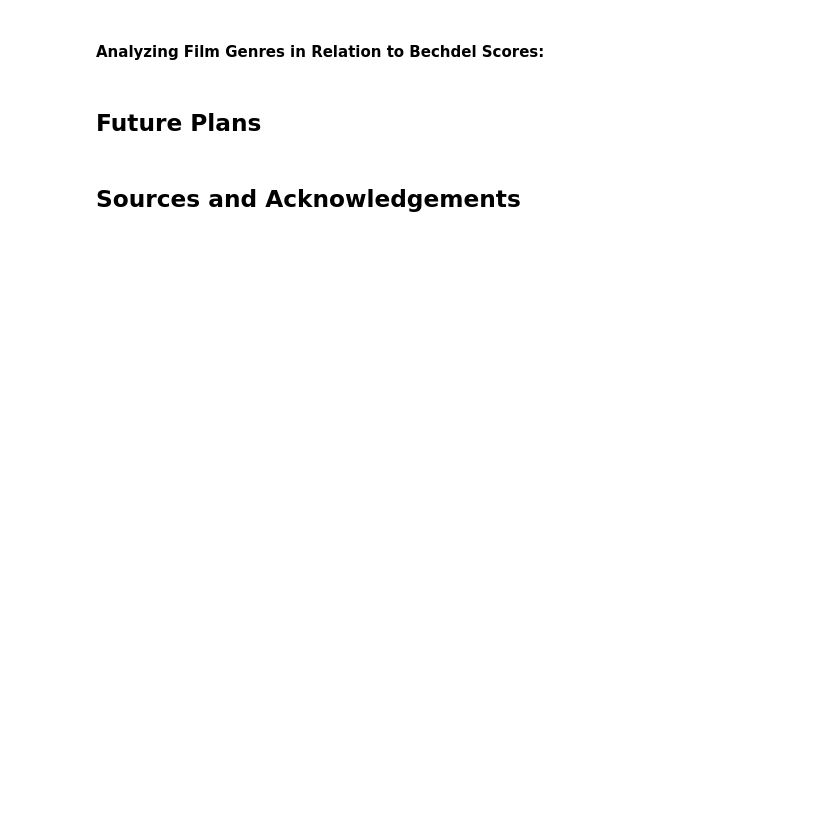
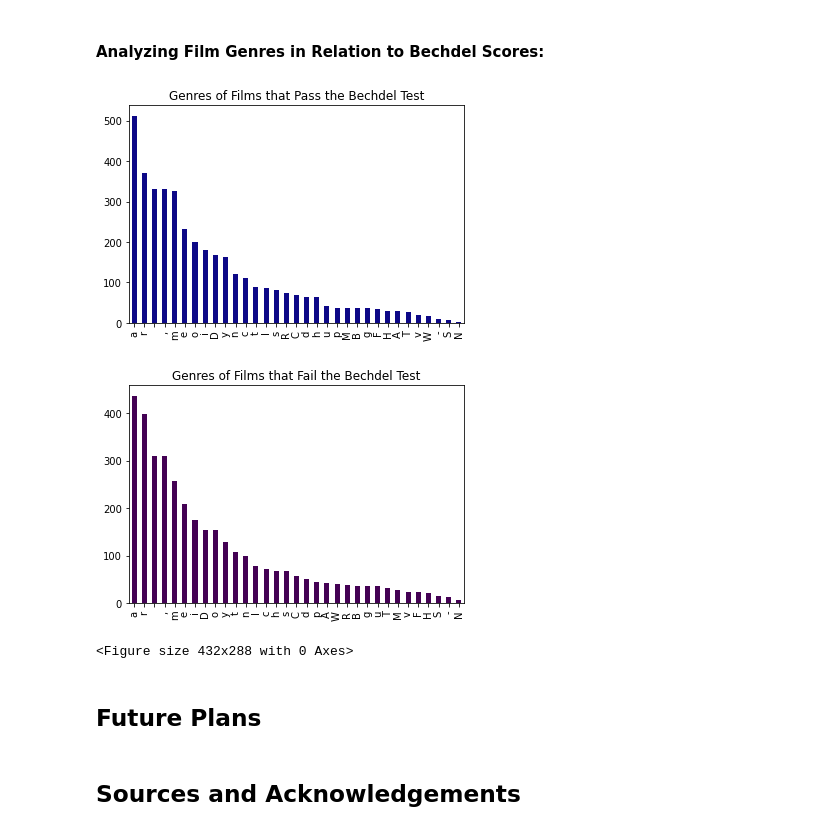
Before and after one commit to maitreyirajaram/oscar-awards-analysis, a Jupyter notebook: MovieAnalysis.ipynb, the cells around one changed output. Saved outputs shown, nothing was run; the diff lists cells and outputs as text; code cells hidden in the pictures; blank space fills up the shorter version.

```diff
--- a/MovieAnalysis.ipynb
+++ b/MovieAnalysis.ipynb
@@ -169,32 +179,34 @@ bechdel_keywords_cloud(movies)
 #### Analyzing Film Genres in Relation to Bechdel Scores:
 # %%
 # creates freqency graphs for genres of films that pass the bechdel test and those that don't
-def bechdel_genre_graphs(bechdel_pass, bechdel_fail):
+def bechdel_genre_graphs(df):
     # divides full movie data into two data frames, one for films that pass the bechdel test, one for those that fail
     # films with no bechdel scores are not included
     bechdel_pass = df[df['Bechdel Pass'] == True] # all the films that pass the Bechdel test
     bechdel_fail = df[df['Bechdel Pass'] == False] # all the films that fail the Bechdel test
 
     pass_genres = []
     for row in bechdel_pass['Genres']:
-        genres = row.split(", ")
-        for word in genres:
+        for word in row:
             pass_genres.append(word)
 
     pd.Series(pass_genres).value_counts().plot(kind='bar', colormap = 'plasma', title = 'Genres of Films that Pass the Bechdel Test')
     plt.figure()
 
 
     fail_genres = []
     for row in bechdel_fail['Genres']:
-        genres = row.split(", ")
-        for word in genres:
+        for word in row:
             fail_genres.append(word)
     pd.Series(fail_genres).value_counts().plot(kind='bar',colormap = 'viridis', title = 'Genres of Films that Fail the Bechdel Test')
     plt.figure()
     plt.show()
 
 bechdel_genre_graphs(movies)
+# %% [output]
+[figure, added]
+[figure, added]
+<Figure size 432x288 with 0 Axes>
 # %% [markdown]
 ## Future Plans
 # %% [markdown]
```
Also changed, not shown: parts of 4 cells of this notebook, 1 other file.
